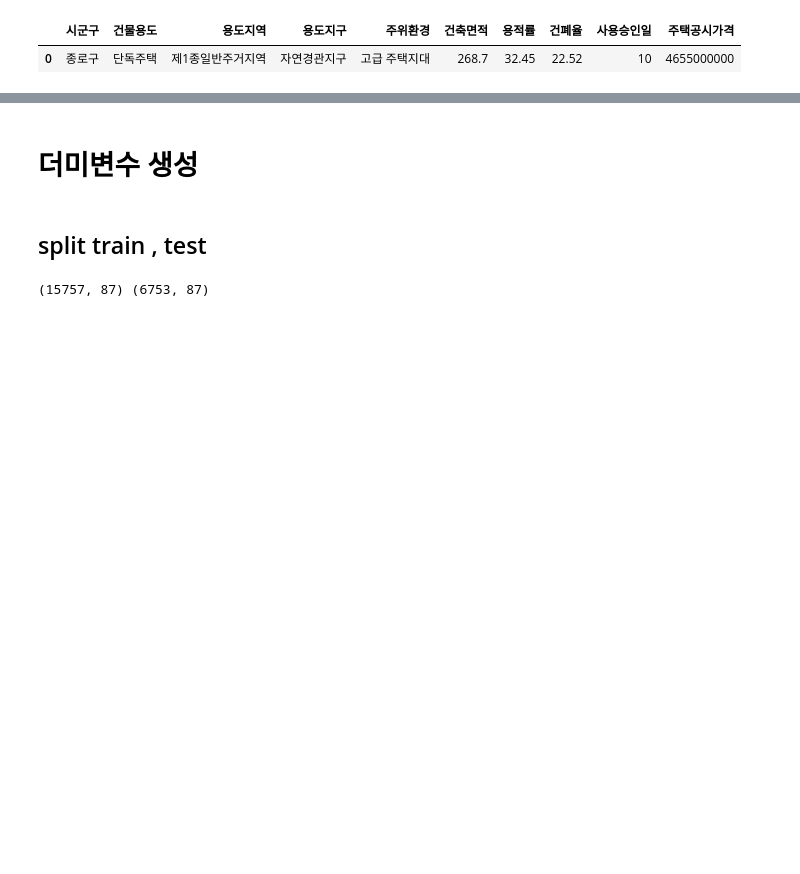
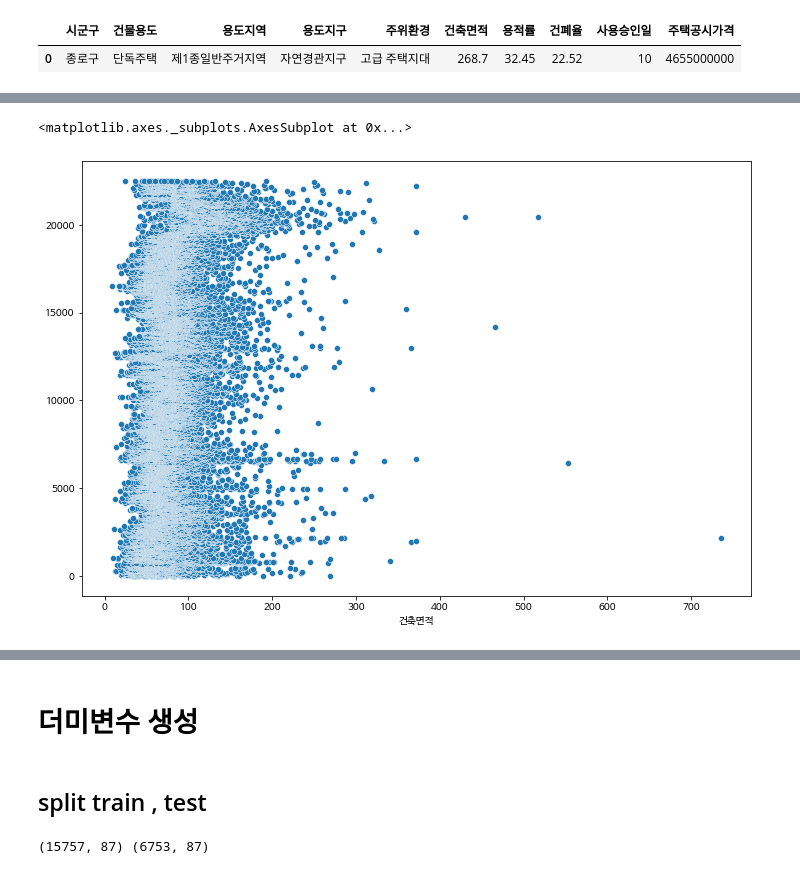
Before and after one commit to HayeonKimm/project, a Jupyter notebook: Project/Machine-Learning/toy_machine_pjt/서울_주택가격_예측해보기(토이).ipynb, the cells around one changed output, grey strips where cells are left out. Drawn from its saved outputs; the diff is of its cells as text; code cells hidden in the pictures; blank space fills up the shorter version.

```diff
--- a/Project/Machine-Learning/toy_machine_pjt/서울_주택가격_예측해보기(토이).ipynb
+++ b/Project/Machine-Learning/toy_machine_pjt/서울_주택가격_예측해보기(토이).ipynb
@@ -375,0 +331,6 @@ df2=pd.get_dummies(df2, columns = ['시군구'	,'건물용도',	'용도지역','
+# %%
+plt.figure(figsize=(12,8))
+sns.scatterplot(data=df2,x='건축면적',y=df.index)
+# %% [output]
+<matplotlib.axes._subplots.AxesSubplot at 0x...>
+[figure, added]
```
Also changed, not shown: parts of 17 cells of this notebook.
